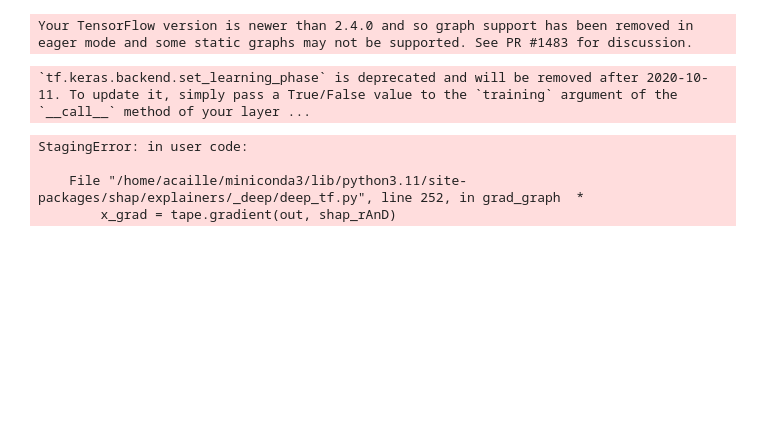
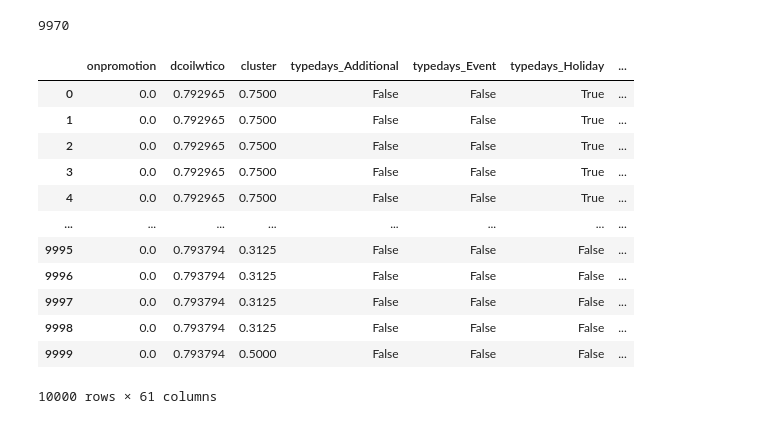
Before and after one commit to Capton1/stores-sales-forecasting-poc, a Jupyter notebook: notebooks/train_lstm.ipynb, the cells around one changed output. Saved outputs shown, nothing was run; the diff lists cells and outputs as text; code cells hidden in the pictures; blank space fills up the shorter version.

```diff
--- a/notebooks/train_lstm.ipynb
+++ b/notebooks/train_lstm.ipynb
@@ -132,13 +58,0 @@ m.summary()
-# %%
-shap_exp = shap.DeepExplainer(m, X_train_lstm[:500])
-# %% [output]
-Your TensorFlow version is newer than 2.4.0 and so graph support has been removed in eager mode and some static graphs may not be supported. See PR #1483 for discussion.
-# %%
-shap_values = shap_exp.shap_values(X_val_lstm[:50])
-shap.initjs()  # initialize javascript to enable plots
-# %% [output]
-`tf.keras.backend.set_learning_phase` is deprecated and will be removed after 2020-10-11. To update it, simply pass a True/False value to the `training` argument of the `__call__` method of your layer ...
-StagingError: in user code:
-
-    File "/home/acaille/miniconda3/lib/python3.11/site-packages/shap/explainers/_deep/deep_tf.py", line 252, in grad_graph  *
-        x_grad = tape.gradient(out, shap_rAnD)
@@ -146,0 +63,23 @@ shap.summary_plot(shap_values, X_val)
+# %%
+# training_generator = (X, y) -> len = nb of lines in df - lookback = 9970
+# X -> shape = (batch_size, look_back, n_features) = (1, 30, 61)
+# y -> shape = (batch_size, n_features) = (1, 1)
+len(training_generator)
+# %% [output]
+9970
+# %%
+X_train
+# %% [output]
+|  | onpromotion | dcoilwtico | cluster | typedays_Additional | typedays_Event | typedays_Holiday | ... |
+| 0 | 0.0 | 0.792965 | 0.7500 | False | False | True | ... |
+| 1 | 0.0 | 0.792965 | 0.7500 | False | False | True | ... |
+| 2 | 0.0 | 0.792965 | 0.7500 | False | False | True | ... |
+| 3 | 0.0 | 0.792965 | 0.7500 | False | False | True | ... |
+| 4 | 0.0 | 0.792965 | 0.7500 | False | False | True | ... |
+| ... | ... | ... | ... | ... | ... | ... | ... |
+| 9995 | 0.0 | 0.793794 | 0.3125 | False | False | False | ... |
+| 9996 | 0.0 | 0.793794 | 0.3125 | False | False | False | ... |
+| 9997 | 0.0 | 0.793794 | 0.3125 | False | False | False | ... |
+| 9998 | 0.0 | 0.793794 | 0.3125 | False | False | False | ... |
+| 9999 | 0.0 | 0.793794 | 0.5000 | False | False | False | ... |
+10000 rows × 61 columns
```
Also changed, not shown: parts of 24 cells of this notebook, 18 other files.
